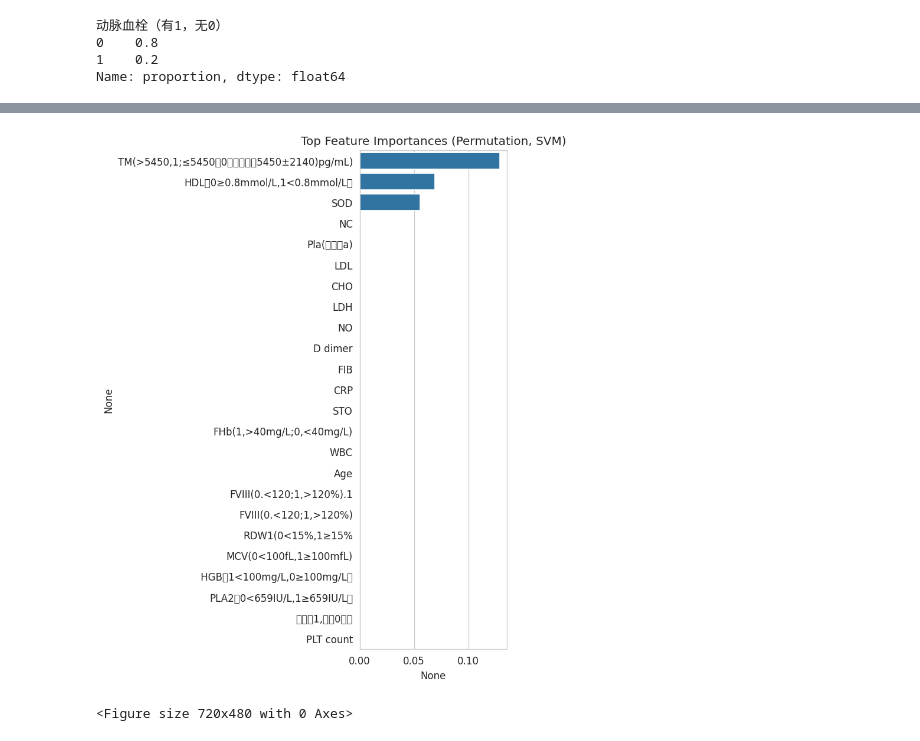
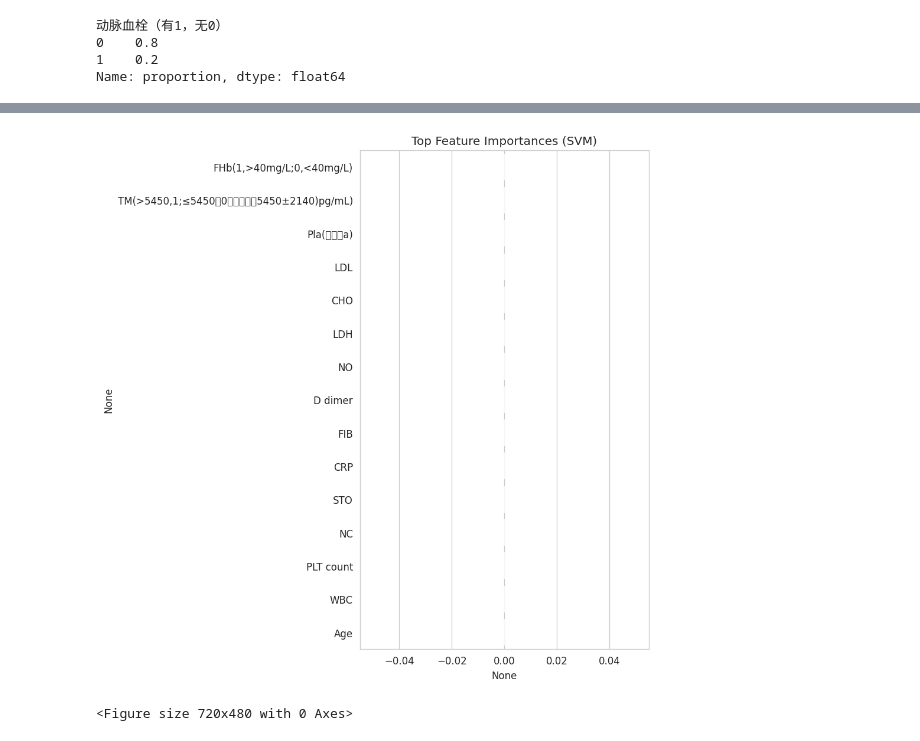
Before and after one commit to enoch321/PLT_Prediction, a Jupyter notebook: notebooks/SVM_3.ipynb, the cells around one changed output, grey strips where cells are left out. Saved outputs shown, nothing was run; the diff lists cells and outputs as text; code cells hidden in the pictures.

```diff
--- a/notebooks/SVM_3.ipynb
+++ b/notebooks/SVM_3.ipynb
@@ -103,6 +103,7 @@ X = X.dropna()
 y = y.loc[X.index]
 
 X = pd.get_dummies(X, drop_first=True)
+X = X.astype(float)
 print("Feature shape after encoding:", X.shape)
 # %% [output]
 Missing values:
@@ -265,50 +263,65 @@ plt.show()
 from sklearn.inspection import permutation_importance
 
 result = permutation_importance(
-    model, X, y,  # 注意：这里传入全量 X, y，模型会自动处理标准化
-    n_repeats=10, # 稍微减少次数以加快速度
+    model, X, y,
+    n_repeats=10,
     scoring="roc_auc",
-    random_state=42
+    random_state=RANDOM_STATE
 )
 
 feat_imp = pd.Series(result.importances_mean, index=X.columns).sort_values(ascending=False)
 
 plt.figure(figsize=(6, 8))
-sns.barplot(x=feat_imp, y=feat_imp.index)
-plt.title("Top Feature Importances (Permutation, SVM)")
+sns.barplot(x=feat_imp.head(15), y=feat_imp.head(15).index)
+plt.title("Top Feature Importances (SVM)")
 plt.tight_layout()
 plt.show()
+
+# result = permutation_importance(
+#     model, X, y,  # 注意：这里传入全量 X, y，模型会自动处理标准化
+#     n_repeats=10, # 稍微减少次数以加快速度
+#     scoring="roc_auc",
+#     random_state=42
+# )
+
+# feat_imp = pd.Series(result.importances_mean, index=X.columns).sort_values(ascending=False)
+
+# plt.figure(figsize=(6, 8))
+# sns.barplot(x=feat_imp.head(20), y=feat_imp.head(20).index)
+# plt.title("Top Feature Importances (Permutation, SVM)")
+# plt.tight_layout()
+# plt.show()
 
 # result = permutation_importance(
 #     model,
 #     X_train,
 #     y_train,
 #     n_repeats=50,
 #     scoring="roc_auc", # 明确指标
 #     random_state=RANDOM_STATE
 # )
 
 # feat_imp = pd.Series(
 #     result.importances_mean,
 #     index=feature_names
 # ).sort_values(ascending=False)
 
 # top_k = 15
 # plot_data = feat_imp.head(top_k).reset_index()
 # plot_data.columns = ["Feature", "Importance"]
 
 # plt.figure(figsize=(6, 8))
 # sns.barplot(
 #     data=plot_data,
 #     x="Importance",
 #     y="Feature",
 #     orient="h"
 # )
 # plt.title("Top Feature Importances (Permutation, SVM)")
 # plt.tight_layout()
 # plt.show()
 # %% [output]
-[figure, old version]
+[figure, new version]
 # %%
 metrics_df.to_csv("../outputs/svm_metrics_03.csv")
 feat_imp.to_csv("../outputs/svm_feature_importance_03.csv")
```
Also changed, not shown: parts of 5 cells of this notebook, 3 other files.
